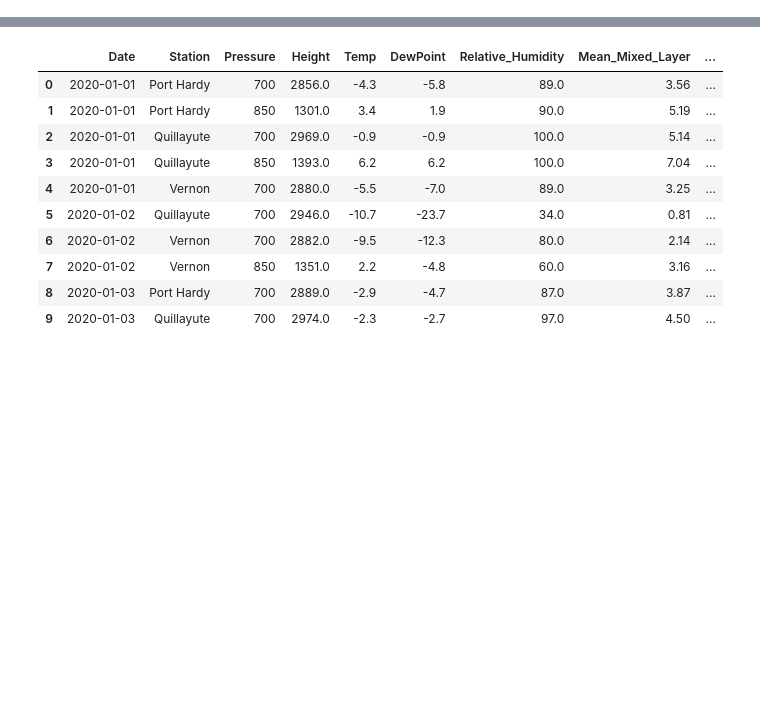
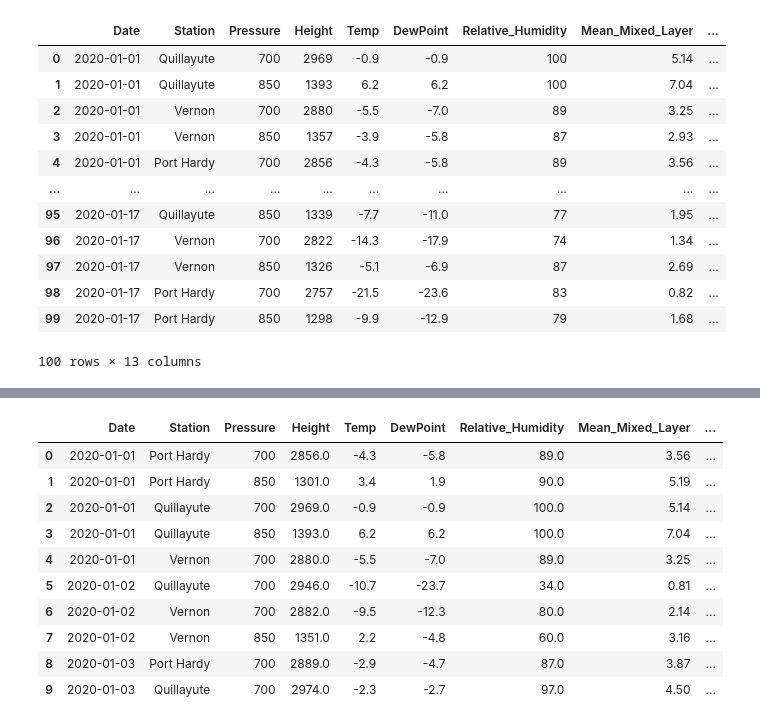
Before and after one commit to lck3nny/AuroraBC, a Jupyter notebook: Scraper/Scraper Debug.ipynb, the cells around one changed output, grey strips where cells are left out. Cells and saved outputs as stored; diff of their text form; code cells hidden in the pictures; blank space fills up the shorter version.

Commit message:
Added concat function and dtype standardization

```diff
--- a/Scraper/Scraper Debug.ipynb
+++ b/Scraper/Scraper Debug.ipynb
@@ -587,0 +466,17 @@ on 2325: http://weather.uwyo.edu/cgi-bin/sounding?region=naconf&TYPE=TEXT%3ALIST
+# %%
+def standardize_dtypes(data):
+    return data.astype( dtype={
+                'Date' : str,
+                'Station': str,
+                'Pressure': int,
+                'Height': float,
+                'Temp': float,
+                'DewPoint': float,
+                'Relative_Humidity': float,
+                'Mean_Mixed_Layer': float,
+                'Wind_Direction': float,
+                'Wind_Speed': float,
+                'Potential_Temp': float,
+                'Equivalent_Potential_Temp': float,
+                'Virtual_Potential_Temp': float,
+                                      })
@@ -587,0 +536,5 @@ on 2325: http://weather.uwyo.edu/cgi-bin/sounding?region=naconf&TYPE=TEXT%3ALIST
+# %%
+# Scrape weather balloons for new data within defined date range
+# --------------------------------------------------------------
+#new_data = scrape_data(dates)
+new_data = scrape_data_2(missing_data[:20])
@@ -587,0 +546,3 @@ on 2325: http://weather.uwyo.edu/cgi-bin/sounding?region=naconf&TYPE=TEXT%3ALIST
+# %%
+new_data = standardize_dtypes(new_data)
+new_data.head(10)
@@ -587,0 +685,16 @@ on 2325: http://weather.uwyo.edu/cgi-bin/sounding?region=naconf&TYPE=TEXT%3ALIST
+# %%
+new_data.head(100)
+# %% [output]
+|  | Date | Station | Pressure | Height | Temp | DewPoint | Relative_Humidity | Mean_Mixed_Layer | ... |
+| 0 | 2020-01-01 | Quillayute | 700 | 2969 | -0.9 | -0.9 | 100 | 5.14 | ... |
+| 1 | 2020-01-01 | Quillayute | 850 | 1393 | 6.2 | 6.2 | 100 | 7.04 | ... |
+| 2 | 2020-01-01 | Vernon | 700 | 2880 | -5.5 | -7.0 | 89 | 3.25 | ... |
+| 3 | 2020-01-01 | Vernon | 850 | 1357 | -3.9 | -5.8 | 87 | 2.93 | ... |
+| 4 | 2020-01-01 | Port Hardy | 700 | 2856 | -4.3 | -5.8 | 89 | 3.56 | ... |
+| ... | ... | ... | ... | ... | ... | ... | ... | ... | ... |
+| 95 | 2020-01-17 | Quillayute | 850 | 1339 | -7.7 | -11.0 | 77 | 1.95 | ... |
+| 96 | 2020-01-17 | Vernon | 700 | 2822 | -14.3 | -17.9 | 74 | 1.34 | ... |
+| 97 | 2020-01-17 | Vernon | 850 | 1326 | -5.1 | -6.9 | 87 | 2.69 | ... |
+| 98 | 2020-01-17 | Port Hardy | 700 | 2757 | -21.5 | -23.6 | 83 | 0.82 | ... |
+| 99 | 2020-01-17 | Port Hardy | 850 | 1298 | -9.9 | -12.9 | 79 | 1.68 | ... |
+100 rows × 13 columns
```
Also changed, not shown: parts of 27 cells of this notebook.
